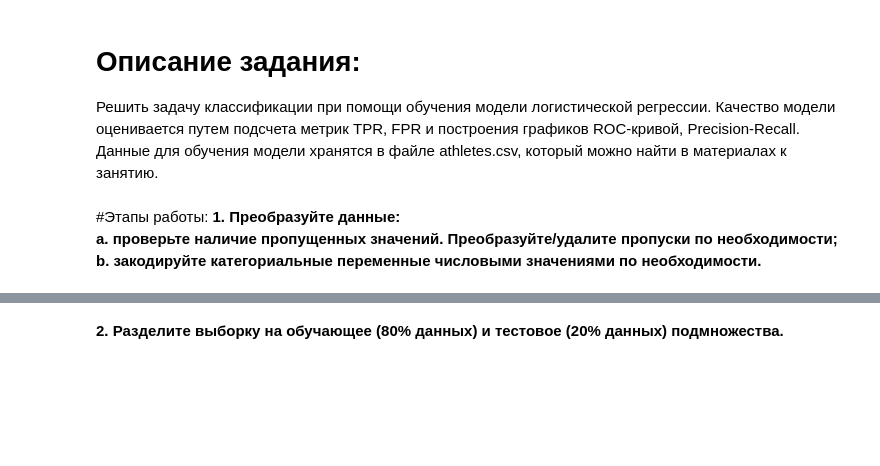
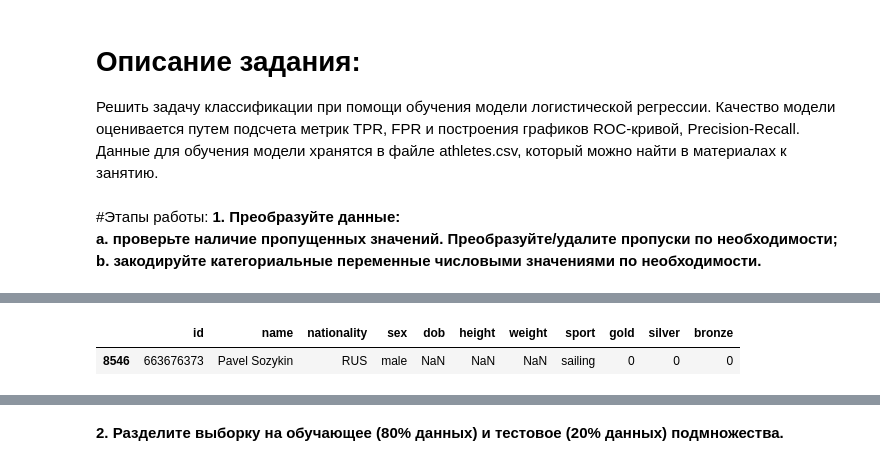
Before and after one commit to adtitovich/dsml-17, a Jupyter notebook: m3.ipynb, the cells around one changed output, grey strips where cells are left out. Saved outputs shown, nothing was run; the diff lists cells and outputs as text; code cells hidden in the pictures; blank space fills up the shorter version.

```diff
--- a/m3.ipynb
+++ b/m3.ipynb
@@ -47,0 +56,11 @@ memory usage: 1.1+ MB
+# %%
+# удалим признаки, которые не будем использовать
+data = data.drop(columns=['id', 'name'])
+# %%
+# Обработаем пропущенные значения
+
+# удалим пропущенное значение в dob
+data = data.drop(data[data['dob'].isnull()].index)
+# %% [output]
+|  | id | name | nationality | sex | dob | height | weight | sport | gold | silver | bronze |
+| 8546 | 663676373 | Pavel Sozykin | RUS | male | NaN | NaN | NaN | sailing | 0 | 0 | 0 |
```
Also changed, not shown: parts of 7 cells of this notebook.
